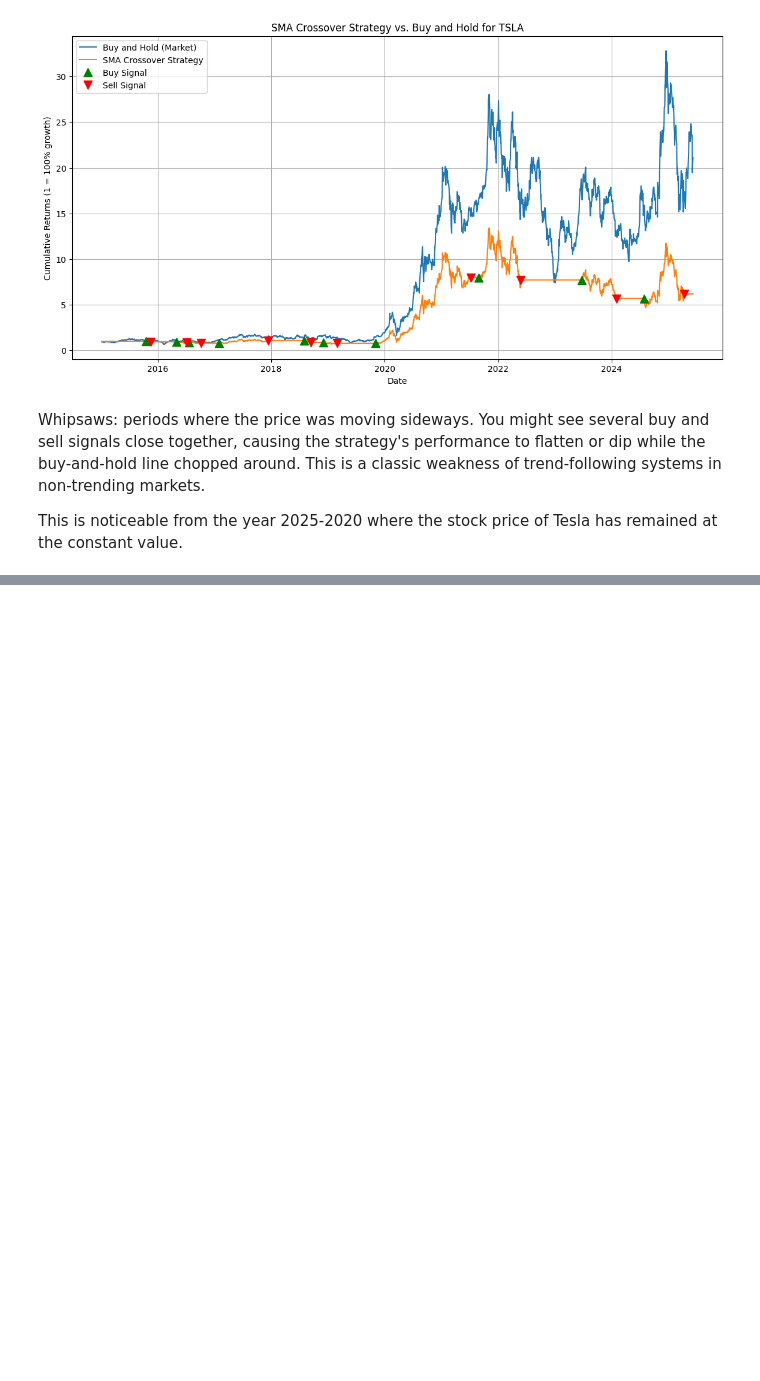
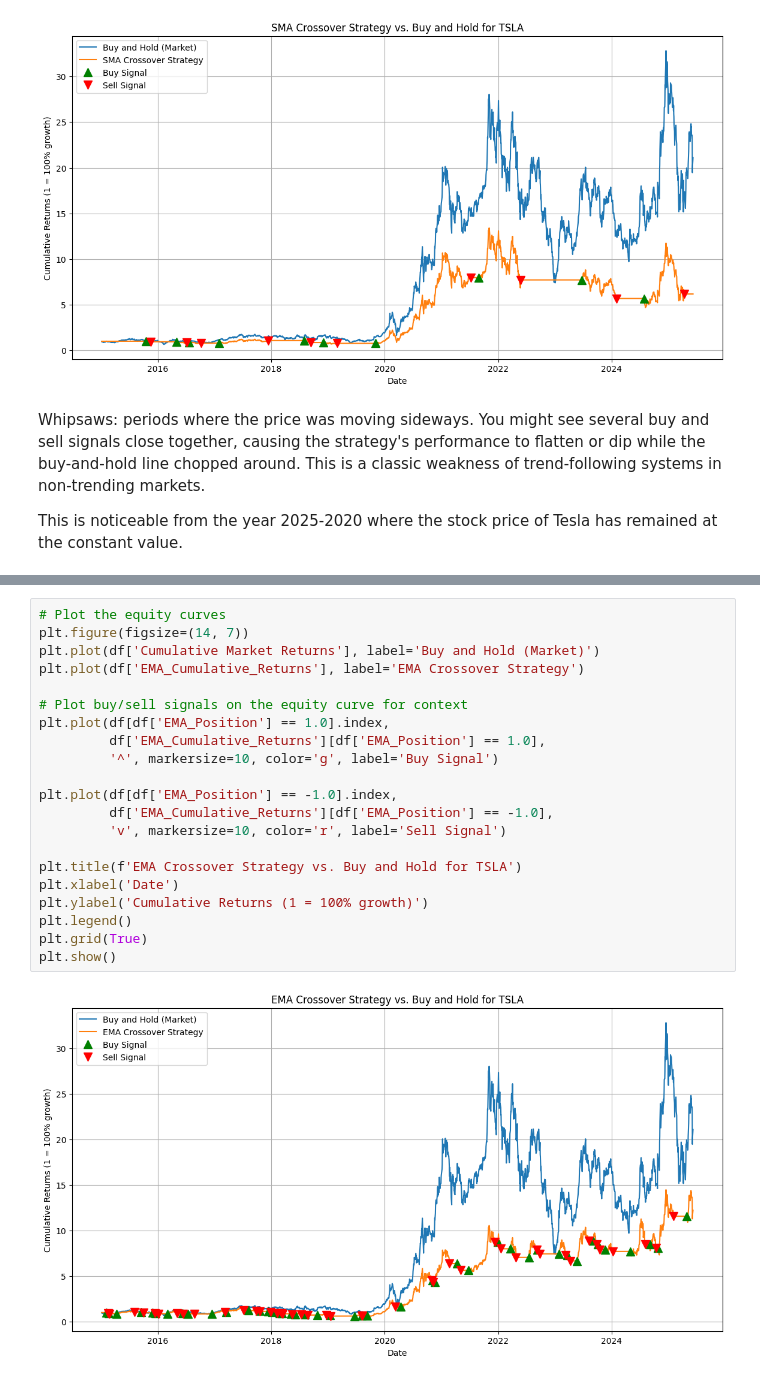
Before and after one commit to subhanu-dev/quant_finance, a Jupyter notebook: tsla_stock.ipynb, the cells around one changed output, grey strips where cells are left out. Saved outputs shown, nothing was run; the diff lists cells and outputs as text; blank space fills up the shorter version.

```diff
--- a/tsla_stock.ipynb
+++ b/tsla_stock.ipynb
@@ -312,0 +342,23 @@ df.head()
+# %%
+# Plot the equity curves
+plt.figure(figsize=(14, 7))
+plt.plot(df['Cumulative Market Returns'], label='Buy and Hold (Market)')
+plt.plot(df['EMA_Cumulative_Returns'], label='EMA Crossover Strategy')
+
+# Plot buy/sell signals on the equity curve for context
+plt.plot(df[df['EMA_Position'] == 1.0].index,
+         df['EMA_Cumulative_Returns'][df['EMA_Position'] == 1.0],
+         '^', markersize=10, color='g', label='Buy Signal')
+
+plt.plot(df[df['EMA_Position'] == -1.0].index,
+         df['EMA_Cumulative_Returns'][df['EMA_Position'] == -1.0],
+         'v', markersize=10, color='r', label='Sell Signal')
+
+plt.title(f'EMA Crossover Strategy vs. Buy and Hold for TSLA')
+plt.xlabel('Date')
+plt.ylabel('Cumulative Returns (1 = 100% growth)')
+plt.legend()
+plt.grid(True)
+plt.show()
+# %% [output]
+[figure, added]
```
Also changed, not shown: parts of 11 cells of this notebook.
